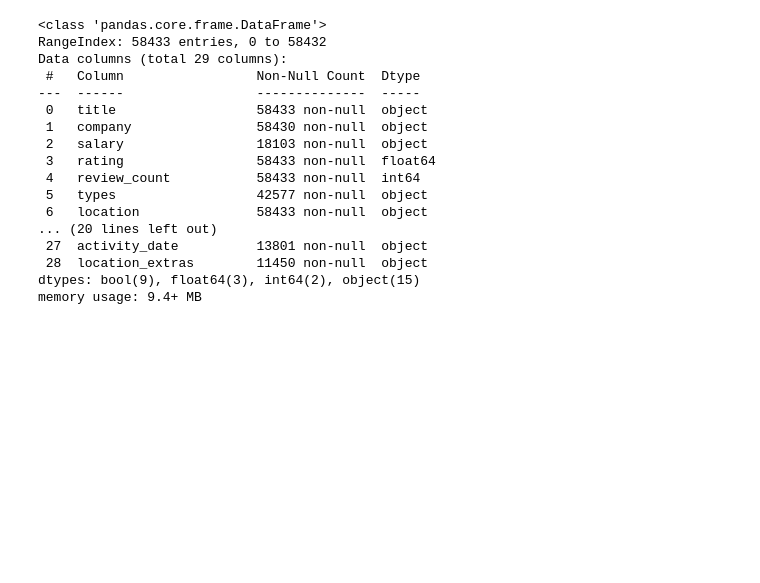
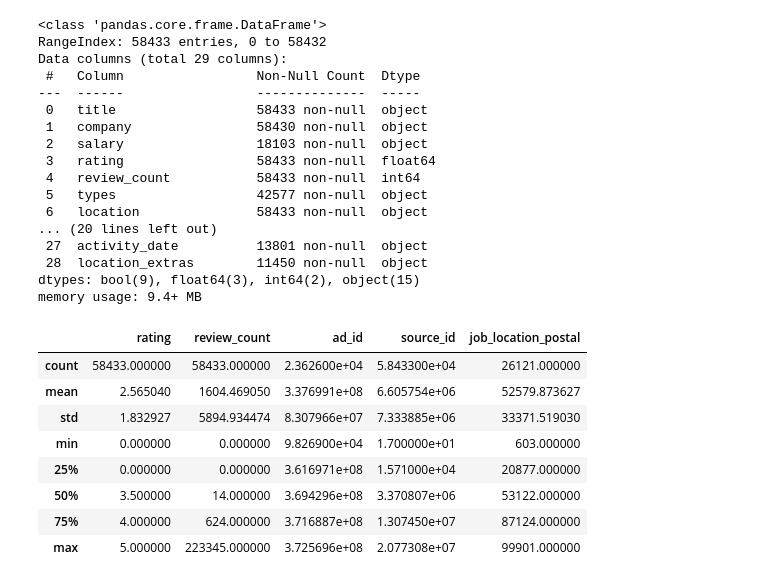
Before and after one commit to GermanPaul12/STADS-Python-Course, a Jupyter notebook: Project 8 Data Analysis US Software Engineers/Solution.ipynb, the cells around one changed output. Cells and saved outputs as stored; diff of their text form; code cells hidden in the pictures; blank space fills up the shorter version.

```diff
--- a/Project 8 Data Analysis US Software Engineers/Solution.ipynb
+++ b/Project 8 Data Analysis US Software Engineers/Solution.ipynb
@@ -38,3 +39,16 @@ Data columns (total 29 columns):
  28  location_extras        11450 non-null  object
 dtypes: bool(9), float64(3), int64(2), object(15)
 memory usage: 9.4+ MB
+# %%
+# Get statistical data about the dataset
+df.describe()
+# %% [output]
+|  | rating | review_count | ad_id | source_id | job_location_postal |
+| count | 58433.000000 | 58433.000000 | 2.362600e+04 | 5.843300e+04 | 26121.000000 |
+| mean | 2.565040 | 1604.469050 | 3.376991e+08 | 6.605754e+06 | 52579.873627 |
+| std | 1.832927 | 5894.934474 | 8.307966e+07 | 7.333885e+06 | 33371.519030 |
+| min | 0.000000 | 0.000000 | 9.826900e+04 | 1.700000e+01 | 603.000000 |
+| 25% | 0.000000 | 0.000000 | 3.616971e+08 | 1.571000e+04 | 20877.000000 |
+| 50% | 3.500000 | 14.000000 | 3.694296e+08 | 3.370807e+06 | 53122.000000 |
+| 75% | 4.000000 | 624.000000 | 3.716887e+08 | 1.307450e+07 | 87124.000000 |
+| max | 5.000000 | 223345.000000 | 3.725696e+08 | 2.077308e+07 | 99901.000000 |
```
Also changed, not shown: parts of 14 cells of this notebook, 8 other files.
